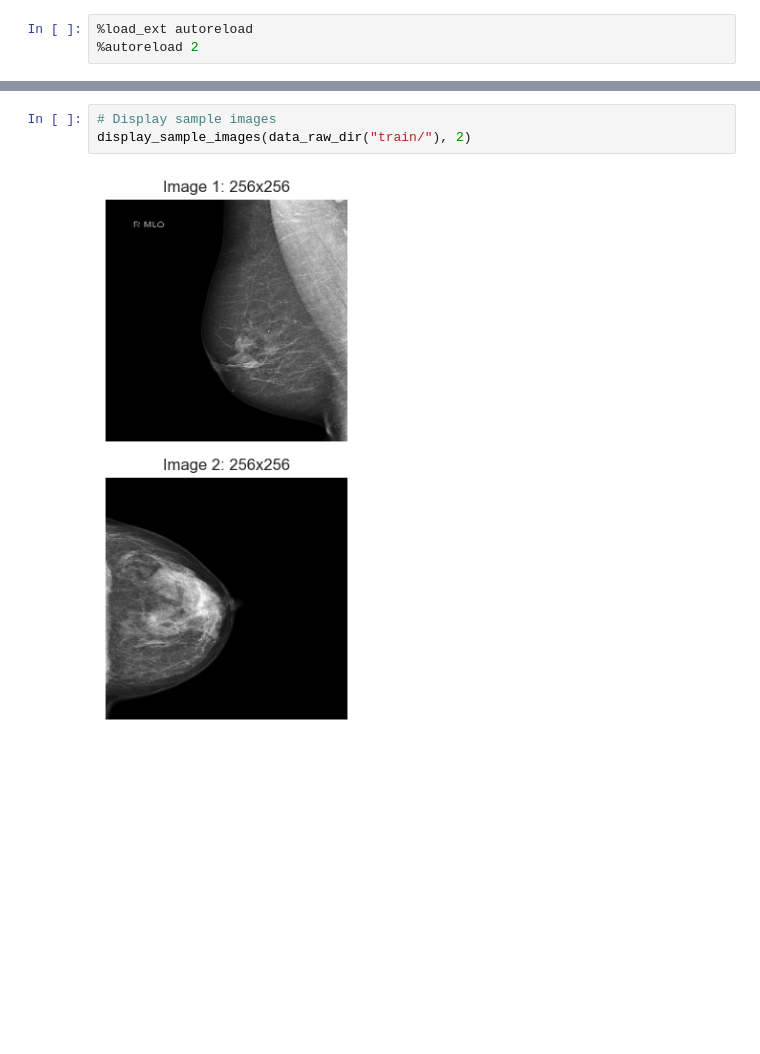
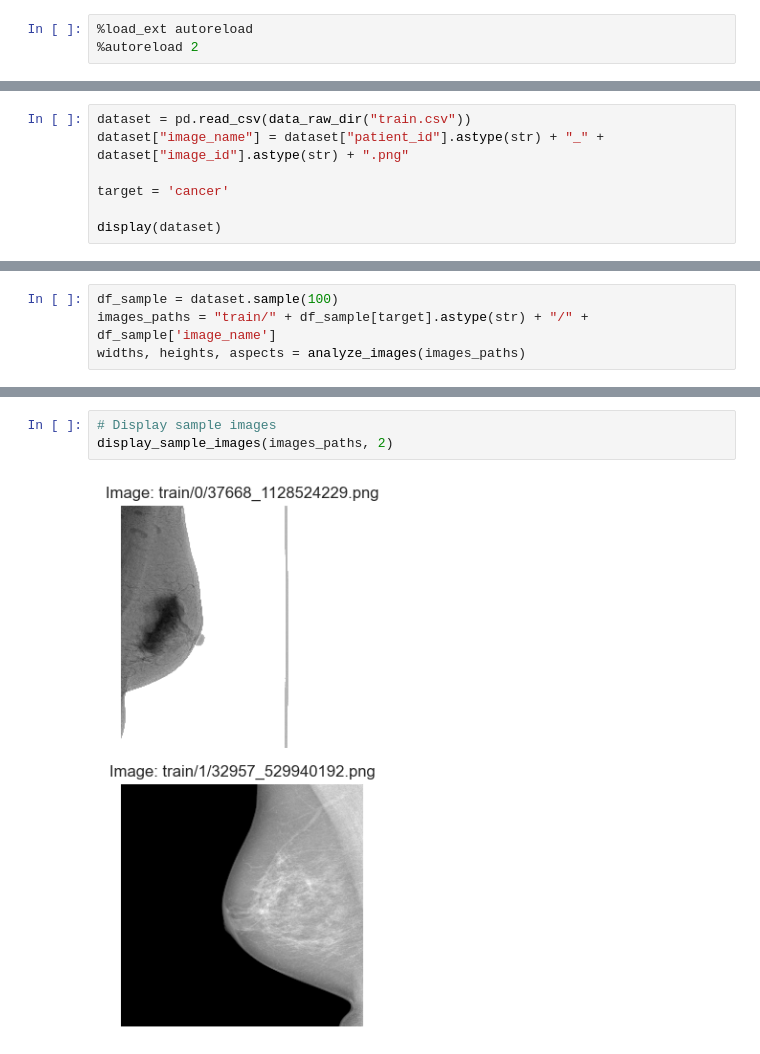
Before and after one commit to AGE90/breast-cancer-detection, a Jupyter notebook: notebooks/04-AGE-image_inspection.ipynb, the cells around one changed output, grey strips where cells are left out. Cells and saved outputs as stored; diff of their text form; blank space fills up the shorter version.

```diff
--- a/notebooks/04-AGE-image_inspection.ipynb
+++ b/notebooks/04-AGE-image_inspection.ipynb
@@ -24,0 +24,7 @@ widths, heights, aspects = analyze_images(data_raw_dir("train/"))
+# %%
+dataset = pd.read_csv(data_raw_dir("train.csv"))
+dataset["image_name"] = dataset["patient_id"].astype(str) + "_" + dataset["image_id"].astype(str) + ".png"
+
+target = 'cancer'
+
+display(dataset)
@@ -25,3 +64,7 @@ widths, heights, aspects = analyze_images(data_raw_dir("train/"))
+# %%
+df_sample = dataset.sample(100)
+images_paths = "train/" + df_sample[target].astype(str) + "/" + df_sample['image_name']
+widths, heights, aspects = analyze_images(images_paths)
 # %%
 # Print summary statistics
 print(f"Total images analyzed: {len(widths)}")
@@ -69,5 +112,5 @@ plot_aspect_ratio_distribution(aspects)
 # %%
 # Display sample images
-display_sample_images(data_raw_dir("train/"), 2)
+display_sample_images(images_paths, 2)
 # %% [output]
-[figure, old version]
+[figure, new version]
```
Also changed, not shown: parts of 13 cells of this notebook, 5 other files.
